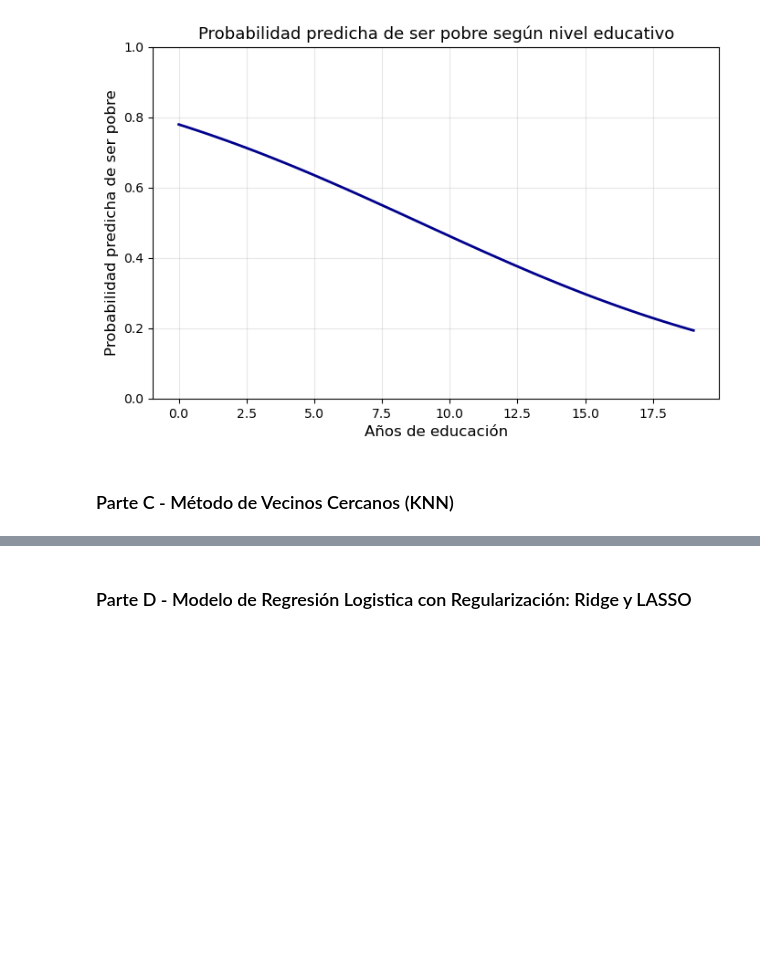
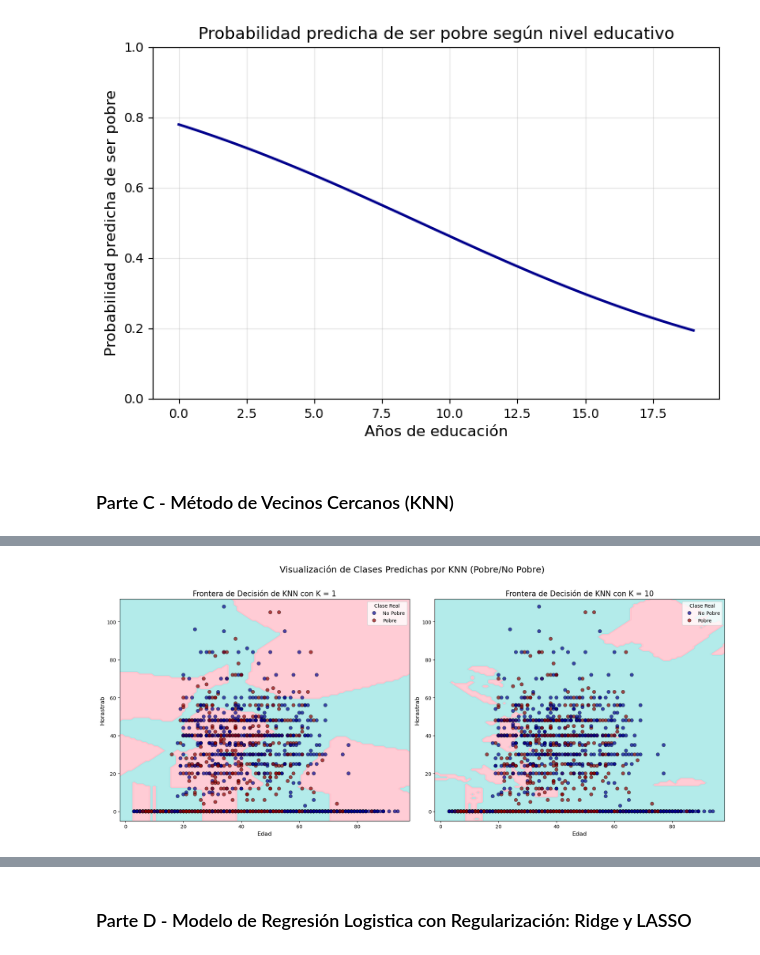
Before and after one commit to StefanoPistoia/Big-Data-Grupo-2, a Jupyter notebook: TP4/TP4_Grupo 2.ipynb, the cells around one changed output, grey strips where cells are left out. Saved outputs shown, nothing was run; the diff lists cells and outputs as text; code cells hidden in the pictures; blank space fills up the shorter version.

```diff
--- a/TP4/TP4_Grupo 2.ipynb
+++ b/TP4/TP4_Grupo 2.ipynb
@@ -354,4 +357,84 @@ weighted avg       0.67      0.66      0.66       931
 weighted avg       0.71      0.71      0.71       931
+# %%
+# --- Visualización de Fronteras de Decisión de KNN ---
+
+
+
+
+# Seleccionar las dos características
+features_for_plot = ['edad', 'horastrab'] #
+
+# Definir los valores de K y preparar la figura para los subplots
+k_to_plot = [1, 10]
+fig, axes = plt.subplots(1, 2, figsize=(18, 8))
+
+# Colores para el fondo y los puntos
+
+cmap_light = ListedColormap(['#A0E7E5', '#FFC0CB'])
+cmap_bold = ['darkblue', 'darkred']
+
+for i, k in enumerate(k_to_plot):
+    ax = axes[i]
+
+    # Entrenar un modelo KNN con el valor de K actual
+    knn_plot = KNeighborsClassifier(n_neighbors=k)
+    # Entrenamos con todas las variables escaladas
+    knn_plot.fit(X_train_scaled, y_train_knn)
+
+    # Crear una malla de puntos para graficar la frontera de decisión
+    h = 1.0  # Tamaño del paso en la malla
+    x_min, x_max = X_train_knn[features_for_plot[0]].min() - 5, X_train_knn[features_for_plot[0]].max() + 5
+    y_min, y_max = X_train_knn[features_for_plot[1]].min() - 5, X_train_knn[features_for_plot[1]].max() + 5
+    xx, yy = np.meshgrid(np.arange(x_min, x_max, h),
+                         np.arange(y_min, y_max, h))
+
+    # Predecir la clase
+
+    # Crear un DataFrame base con las medias de todas las variables
+    full_features_mean = X_train_aligned.mean().to_frame().T
+
+    # Replicar este vector de medias
+    grid_points_df = pd.DataFrame(np.c_[xx.ravel(), yy.ravel()], columns=features_for_plot)
+    prediction_df = pd.concat([
+        pd.DataFrame(full_features_mean.values.repeat(len(grid_points_df), axis=0), columns=X_train_aligned.columns),
+        grid_points_df
+    ], axis=1)
+    prediction_df = prediction_df[X_train_aligned.columns] # Asegurar el orden y columnas correctas
+
+
+    num_grid_points = len(xx.ravel())
+    prediction_df = pd.DataFrame(full_features_mean.values.repeat(num_grid_points, axis=0), columns=X_train_aligned.columns)
+
+
+    prediction_df[features_for_plot[0]] = xx.ravel()
+    prediction_df[features_for_plot[1]] = yy.ravel()
+
+    # Escalar los datos usando el scaler original y predecir
+    Z = knn_plot.predict(scaler.transform(prediction_df))
+    Z = Z.reshape(xx.shape)
+
+    #Dibujar el fondo con los colores de la predicción
+    ax.contourf(xx, yy, Z, cmap=cmap_light, alpha=0.8)
+
+    #Dibujar los puntos de entrenamiento originales
+    sns.scatterplot(x=X_train_knn[features_for_plot[0]], y=X_train_knn[features_for_plot[1]], hue=y_train_knn,
+                    palette=cmap_bold, alpha=0.7, edgecolor="k", s=50, ax=ax)
+
+    ax.set_title(f'Frontera de Decisión de KNN con K = {k}', fontsize=15)
+    ax.set_xlabel(features_for_plot[0].capitalize(), fontsize=12)
+    ax.set_ylabel(features_for_plot[1].capitalize(), fontsize=12)
+    ax.set_xlim(xx.min(), xx.max())
+    ax.set_ylim(yy.min(), yy.max())
+
+    # Mejorar la leyenda
+    handles, labels = ax.get_legend_handles_labels()
+    ax.legend(handles, ['No Pobre', 'Pobre'], title='Clase Real')
+
+plt.suptitle('Visualización de Clases Predichas por KNN (Pobre/No Pobre)', fontsize=18, y=0.98)
+plt.tight_layout(rect=[0, 0, 1, 0.96])
+plt.show()
+# %% [output]
+[figure, added]
 # %%
 # --- Búsqueda del K Óptimo con Cross-Validation
 
```
Also changed, not shown: parts of 6 cells of this notebook, 6 other files.
